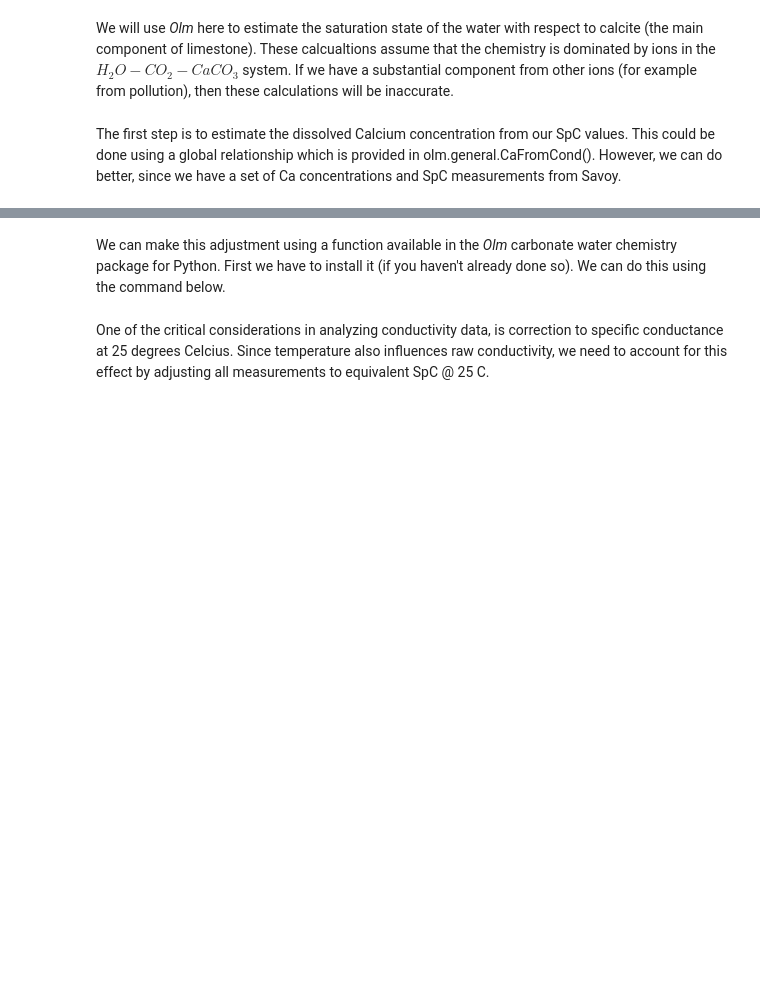
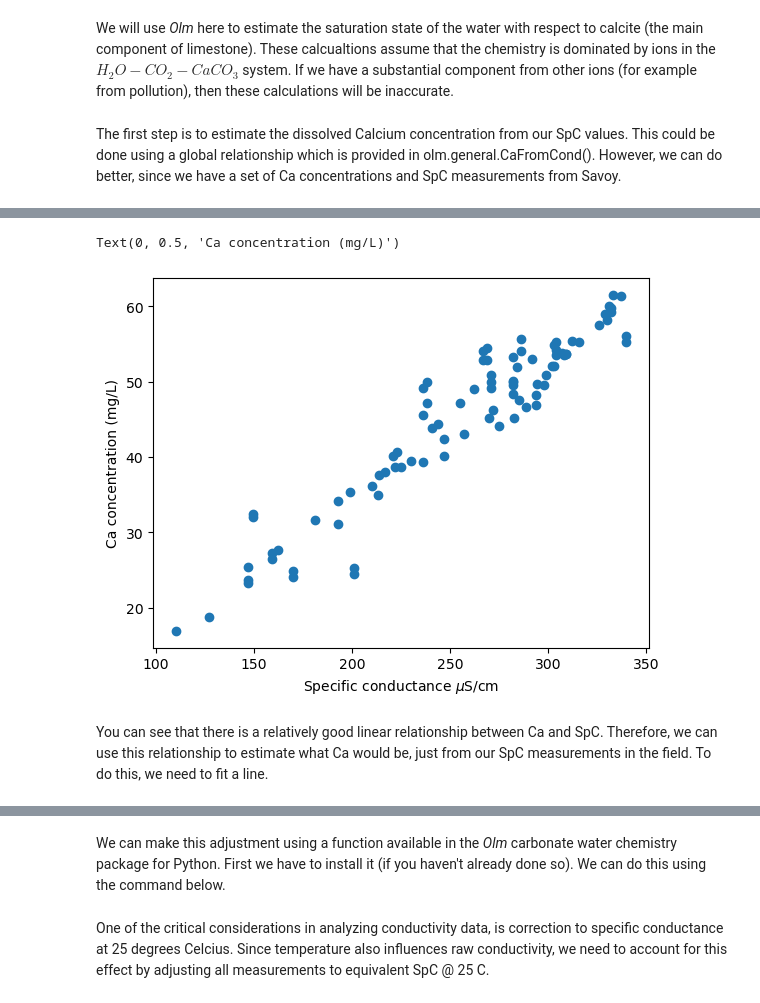
Before and after one commit to CovingtonResearchGroup/CCZ-student-python-training, a Jupyter notebook: Specific-Conductance.ipynb, the cells around one changed output, grey strips where cells are left out. Saved outputs shown, nothing was run; the diff lists cells and outputs as text; code cells hidden in the pictures; blank space fills up the shorter version.

Commit message:
added saturation calculation

```diff
--- a/Specific-Conductance.ipynb
+++ b/Specific-Conductance.ipynb
@@ -57,3 +60,11 @@ https://github.com/CovingtonResearchGroup/olm-examples
 We will use *Olm* here to estimate the saturation state of the water with respect to calcite (the main component of limestone). These calcualtions assume that the chemistry is dominated by ions in the $H_2O - CO_2 - CaCO_3$ system. If we have a substantial component from other ions (for example from pollution), then these calculations will be inaccurate.
 # %% [markdown]
 The first step is to estimate the dissolved Calcium concentration from our SpC values. This could be done using a global relationship which is provided in olm.general.CaFromCond(). However, we can do better, since we have a set of Ca concentrations and SpC measurements from Savoy.
+# %%
+# This csv contains SpC (uS/cm) and Ca (mg/L) values from water samples at Savoy.
+savoy_chem = read_csv('data/savoy_chem.csv')
+savoy_chem
+
+# Note, the pH and temp data here are fabricated (all the same value).
+# We will just use them to illustrate the method of saturation
+# ratio calculation below.
@@ -59,0 +85,10 @@ The first step is to estimate the dissolved Calcium concentration from our SpC v
+# %%
+# Let's plot the relationship
+plt.plot(savoy_chem['SpC'], savoy_chem['Ca'], 'o')
+plt.xlabel('Specific conductance $\mu$S/cm')
+plt.ylabel('Ca concentration (mg/L)')
+# %% [output]
+Text(0, 0.5, 'Ca concentration (mg/L)')
+[figure, added]
+# %% [markdown]
+You can see that there is a relatively good linear relationship between Ca and SpC. Therefore, we can use this relationship to estimate what Ca would be, just from our SpC measurements in the field. To do this, we need to fit a line.
```
Also changed, not shown: parts of 14 cells of this notebook.
